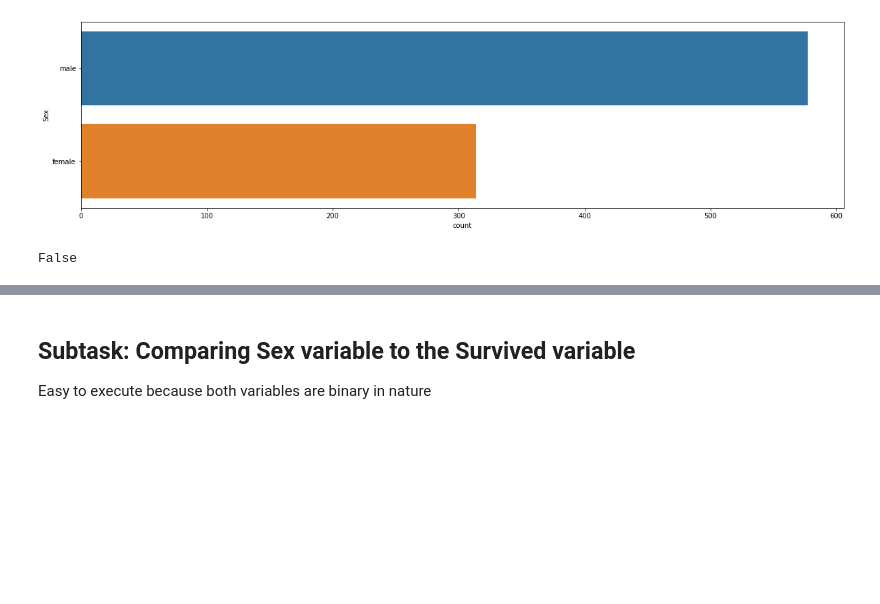
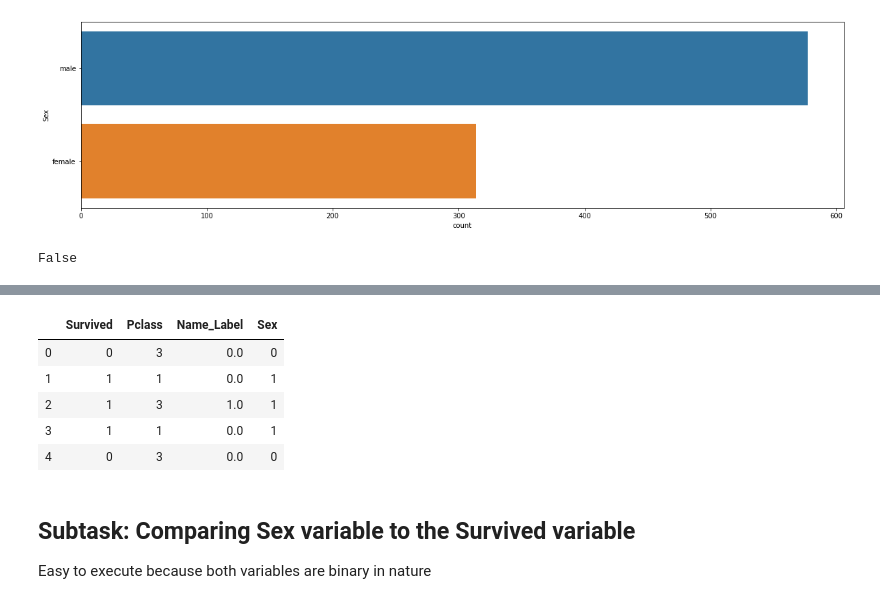
Before and after one commit to sansanity/learn-all-the-things, a Jupyter notebook: Kaggle/Titanic Beginner Competition/Titanic Competition Entry.ipynb, the cells around one changed output, grey strips where cells are left out. Drawn from its saved outputs; the diff is of its cells as text; code cells hidden in the pictures; blank space fills up the shorter version.

```diff
--- a/Kaggle/Titanic Beginner Competition/Titanic Competition Entry.ipynb
+++ b/Kaggle/Titanic Beginner Competition/Titanic Competition Entry.ipynb
@@ -222,3 +231,12 @@ df_con["Sex"] = train_df["Sex"]
+# %%
+df_dcv.head()
+# %% [output]
+|  | Survived | Pclass | Name_Label | Sex |
+| 0 | 0 | 3 | 0.0 | 0 |
+| 1 | 1 | 1 | 0.0 | 1 |
+| 2 | 1 | 3 | 1.0 | 1 |
+| 3 | 1 | 1 | 0.0 | 1 |
+| 4 | 0 | 3 | 0.0 | 0 |
 # %% [markdown]
 ## Subtask: Comparing Sex variable to the Survived variable
 Easy to execute because both variables are binary in nature
```
Also changed, not shown: parts of 10 cells of this notebook, 6 other files.
